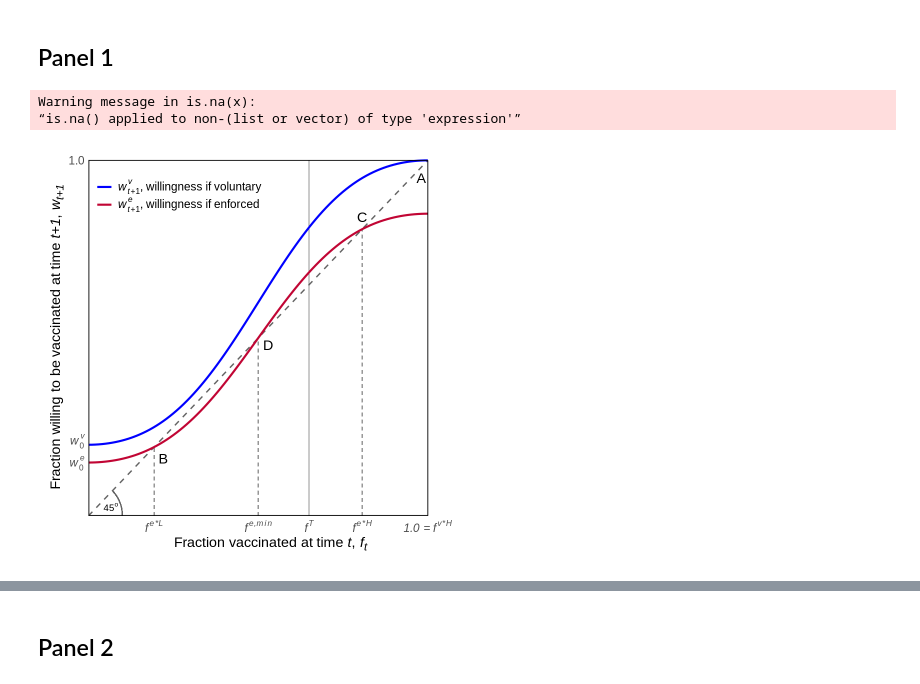
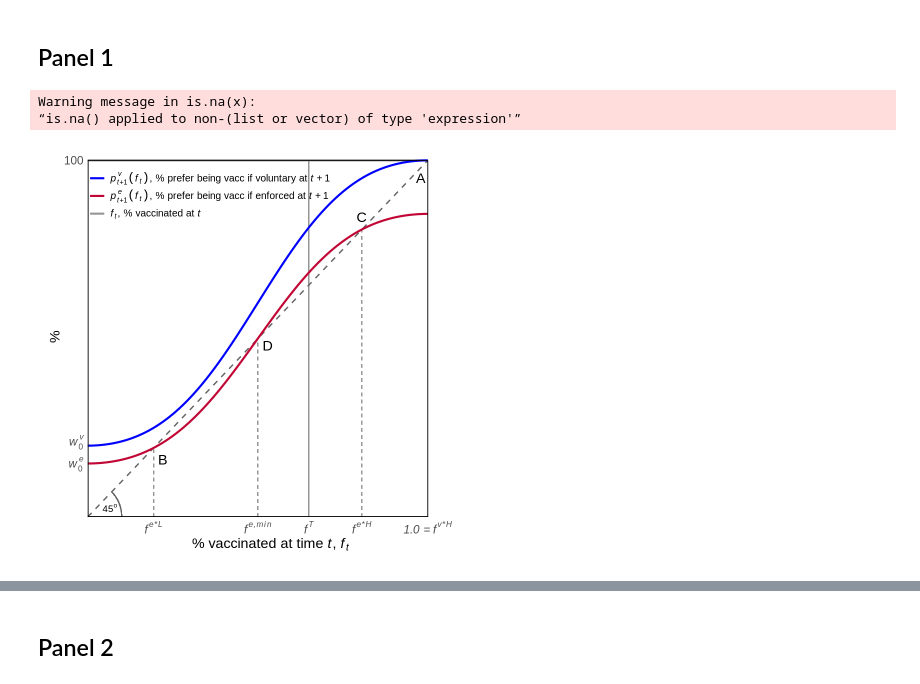
Before and after one commit to scottcohn97/schmelz_bowles, a Jupyter notebook: schmelz_bowles.ipynb, the cells around one changed output, grey strips where cells are left out. Cells and saved outputs as stored; diff of their text form; code cells hidden in the pictures.

```diff
--- a/schmelz_bowles.ipynb
+++ b/schmelz_bowles.ipynb
@@ -44,14 +44,17 @@ p1 <- df01 %>% ggplot(aes(x = f, y = w_val)) +
   geom_segment(x = 0.5, y = 0, xend = 0.5, yend = 0.5, color = "#969696", linetype = 2)  +
   geom_segment(x = 0.65, y = 0, xend = 0.65, yend = 1, color = "#969696", linetype = 1)  +
   geom_segment(x = 0.8063, y = 0, xend = 0.8063, yend = 0.8063, color = "#969696", linetype = 2)  +
-  geom_line(aes(y = f), linetype = 2, color = "#636363", size = 0.8) +
+  geom_line(aes(y = f), color = "#636363", linetype = 2, size = 0.8) +
   geom_line(aes(color = w), size = 1.2) +
   geom_curve(aes(x = .1, y = 0, xend = sqrt(2)/20, yend = sqrt(2)/20), data = df01, curvature = 0.2, color = "#636363")
 
 # Add labels + Annotations
 p2 <- p1 +
-  xlab("Fraction vaccinated at time *t*, *f*<sub>*t*</sub>") +
-  ylab("Fraction willing to be vaccinated at time *t+1*, *w*<sub>*t+1*</sub>") +
+  #xlab("Fraction vaccinated at time *t*, *f*<sub>*t*</sub>") +
+  #xlab("% vaccinated at time *t*, *f*<sub>*t*</sub>") +
+  xlab(bquote("% vaccinated at time " * italic(t) * ", " * italic(f[t]))) +
+  #ylab("Fraction willing to be vaccinated at time *t+1*, *w*<sub>*t+1*</sub>") +
+  ylab("%") +
   annotate("text", x = 0.065, y = 0.025, label = TeX("45^{o}"), size = 4) +
   annotate("text", x = .22, y = .16, label = "B", size = 6) +
   annotate("text", x = .98, y = .95, label = "A", size = 6) +
@@ -65,42 +68,45 @@ p3 <- p2 +
     breaks = c(0.1937, 0.5, 0.65, 0.8063, 1),
     labels = c(expression(italic(f^{ paste(e,"*",L)})),
                expression(italic(f^{ paste(e,",", min)})),
                expression(italic(f^T)),
                expression(italic(f^{ paste(e,"*",H)})),
                expression(italic("1.0" == f^{ paste(v,"*",H)})))) +
   scale_y_continuous(limits = c(0,1.01), expand = c(0, 0),
     breaks = c(0.148, 0.21, 1),
     labels = c(expression(italic(w[0]^e)),
                expression(italic(w[0]^v)),
-               "1.0")) +
+               "100")) +
   # color
   scale_color_manual(name = element_blank(),
-    values = c("#c10534", "#0000ff"),
-    labels = c(bquote(italic(w[t+1]^e) * ", willingness if enforced"),
-               bquote(italic(w[t+1]^v) * ", willingness if voluntary")),
+    values = c("#969696", "#c10534", "#0000ff"),
+    labels = c(bquote(italic(f[t]) * ", % vaccinated at " * italic(t)),
+               bquote(italic(p[t+1]^e) * italic((f[t])) * ", % prefer being vacc if enforced at " * italic(t+1)),
+               bquote(italic(p[t+1]^v) * italic((f[t])) * ", % prefer being vacc if voluntary at " * italic(t+1))),
                guide = guide_legend(reverse = TRUE)) +
   # theme
   theme_minimal() +
   theme(
     panel.grid = element_blank(),
-    legend.position = c(0.25,0.9),
-    legend.text = element_text(size = 14),
+    legend.position = c(0.33,0.9),
+    legend.text = element_text(size = 12),
     legend.key.size = unit(0.75, "cm"),
-    axis.title.x = ggtext::element_markdown(size = 17),
-    axis.title.y = ggtext::element_markdown(size = 17),
+    axis.title.x = element_text(size = 17),
+    #axis.title.x = ggtext::element_markdown(size = 17),
+    axis.title.y = element_text(size = 17),
+    #axis.title.y = ggtext::element_markdown(size = 17),
     axis.text = element_text(size = 14),
     plot.margin = margin(.5, .2, .5, .5, "cm")
     ) +
   annotate(geom = 'segment', y = 1, yend = 1, color = 'black', x = -Inf, xend = 1, size = 0.5) +
   annotate(geom = 'segment', y = 0, yend = 0, color = 'black', x = -Inf, xend = 1, size = 1) +
   annotate(geom = 'segment', y = 1, yend = 0, color = 'black', x = 1, xend = 1, size = 0.5) +
   annotate(geom = 'segment', y = 1, yend = 0, color = 'black', x = 0, xend = 0, size = 1)
 
 p3
 # %% [output]
 Warning message in is.na(x):
 “is.na() applied to non-(list or vector) of type 'expression'”
-[figure, old version]
+[figure, new version]
 # %%
 # Save plot
 ggsave(file = "schmelz_bowles_01.pdf", plot = p3, width = 7, height = 7)
```
Also changed, not shown: parts of 4 cells of this notebook.
